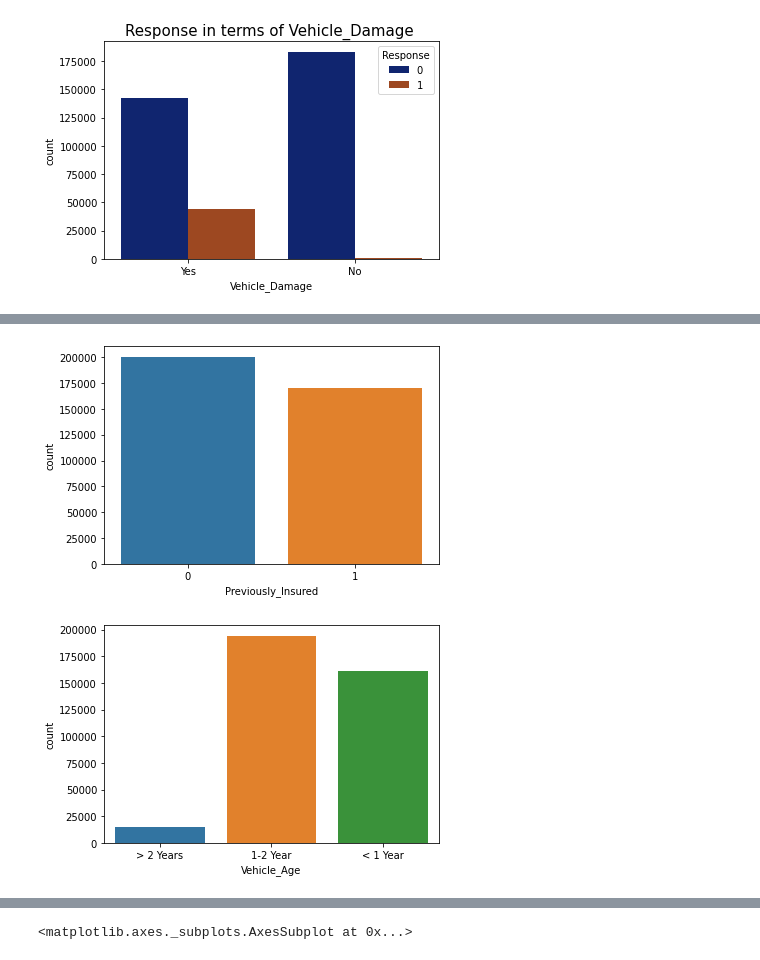
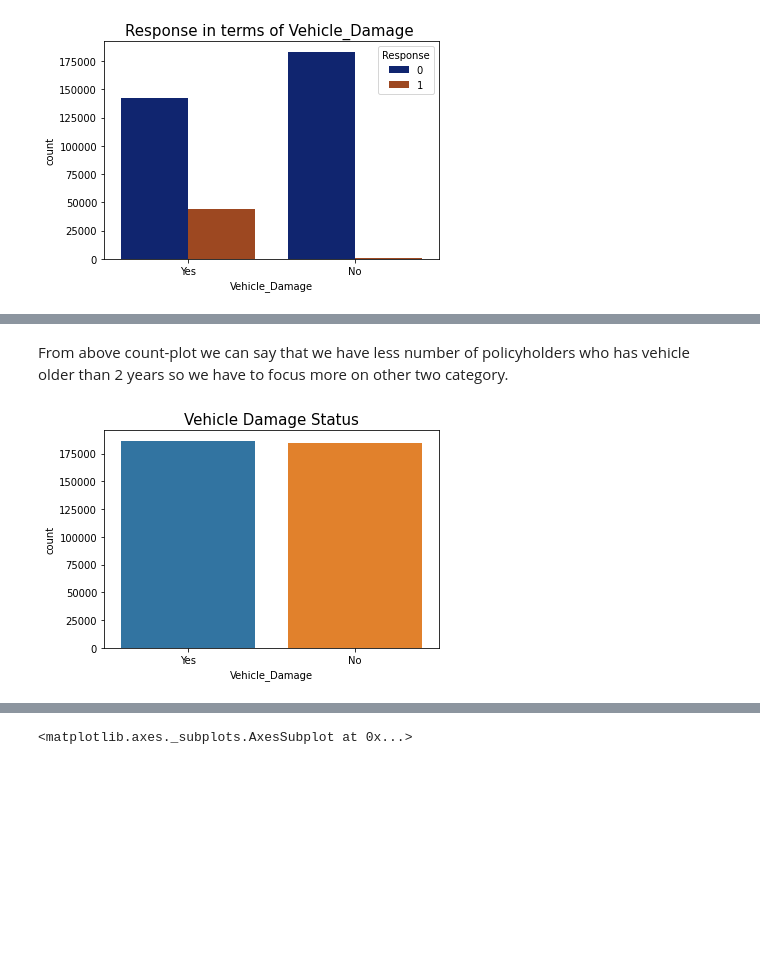
Before and after one commit to Gulzar-khan/Health-Insurance-Cross-Sell-Prediction, a Jupyter notebook: Individual_Health_Insurance_Cross_Sell_Prediction.ipynb, the cells around one changed output, grey strips where cells are left out. Drawn from its saved outputs; the diff is of its cells as text; code cells hidden in the pictures; blank space fills up the shorter version.

```diff
--- a/Individual_Health_Insurance_Cross_Sell_Prediction.ipynb
+++ b/Individual_Health_Insurance_Cross_Sell_Prediction.ipynb
@@ -371,10 +447,8 @@ mp.show()
+# %% [markdown]
+From above count-plot we can say that we have less number of policyholders who has vehicle older than 2 years so we have to focus more on other two category.
 # %%
-sns.countplot(x=df['Previously_Insured'], data=df)
+sns.countplot(x=df['Vehicle_Damage'], data=df)
+mp.title('Vehicle Damage Status', fontsize=15)
 mp.show()
 # %% [output]
-[figure, old version]
+[figure, new version]
-# %%
-sns.countplot(x=df['Vehicle_Age'], data=df)
-mp.show()
-# %% [output]
-[figure, removed]
```
Also changed, not shown: parts of 117 cells of this notebook.
